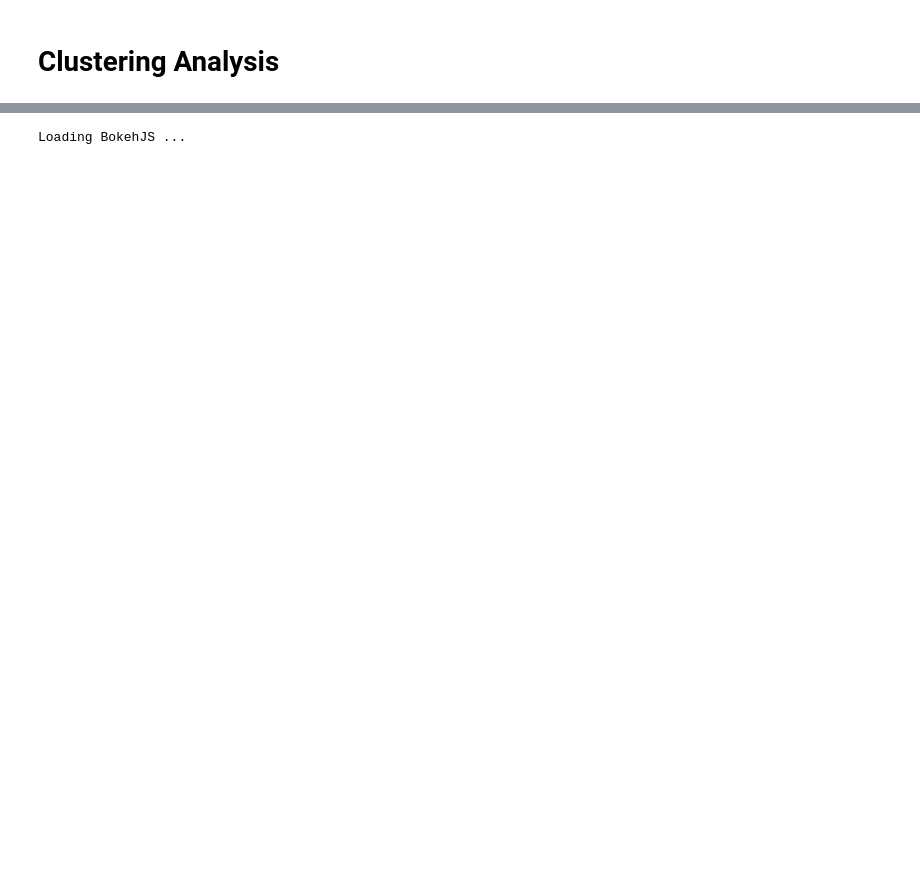
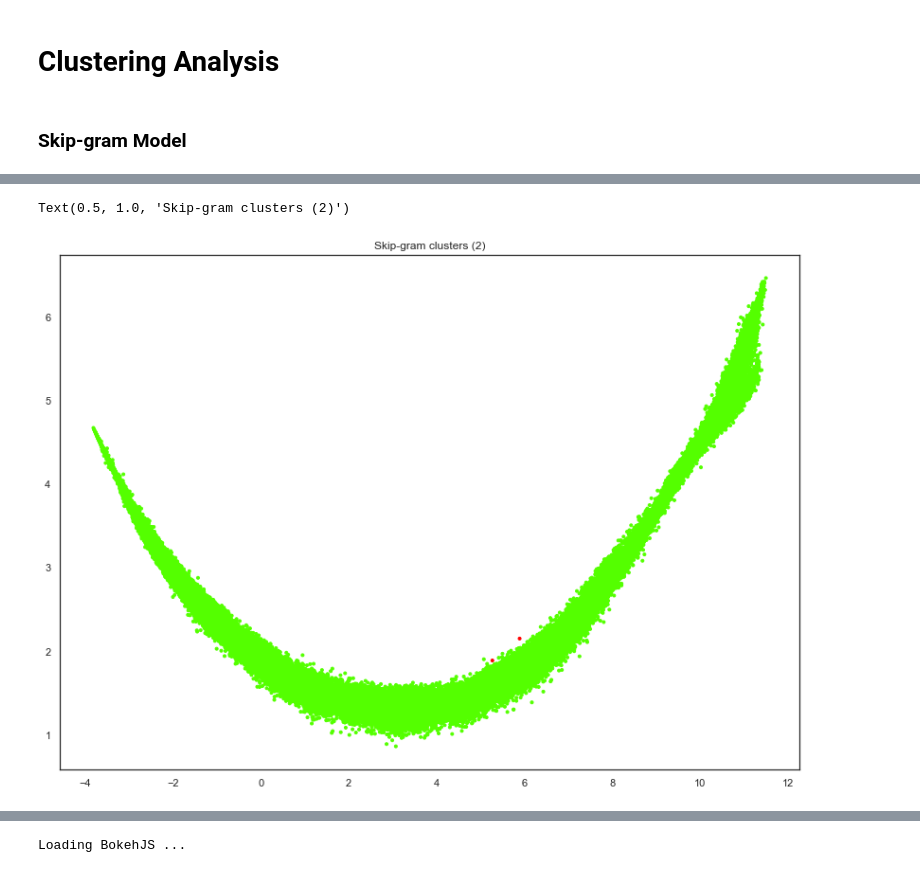
Before and after one commit to jhwaffles/cse6242-team58-project, a Jupyter notebook: embeddings.ipynb, the cells around one changed output, grey strips where cells are left out. Drawn from its saved outputs; the diff is of its cells as text; code cells hidden in the pictures; blank space fills up the shorter version.

```diff
--- a/embeddings.ipynb
+++ b/embeddings.ipynb
@@ -153,3 +165,22 @@ array([[14.417837 ,  1.7101907],
 # %%
 from sklearn.cluster import DBSCAN
 from matplotlib import cm
+# %% [markdown]
+### Skip-gram Model
+# %%
+skip = gensim.models.doc2vec.Doc2Vec.load(MODEL_FILES['skip'])
+skip_projection = reducer.fit_transform(skip.dv.vectors) # model.dv.index_to_key
+
+skip_clustering_df = pd.DataFrame(skip_projection, columns=('x', 'y','z'))
+skip_clustering = DBSCAN(eps=.2, min_samples=10, n_jobs=-1).fit(skip_clustering_df[['x','y','z']])
+skip_clustering_df['cluster'] = skip_clustering.fit_predict(skip_clustering_df[['x','y','z']])
+num_clusters = len(skip_clustering_df['cluster'].unique())
+
+cmap = cm.get_cmap('prism', num_clusters)
+plt.scatter(skip_clustering_df['x'], skip_clustering_df['y'],
+            marker='.', alpha=1,
+            c=skip_clustering_df['cluster'],
+            cmap=cmap
+           )
+plt.title(f"Skip-gram clusters ({num_clusters})")
+# %% [output]
@@ -155,0 +193,2 @@ from matplotlib import cm
+Text(0.5, 1.0, 'Skip-gram clusters (2)')
+[figure, added]
```
Also changed, not shown: parts of 56 cells of this notebook.
